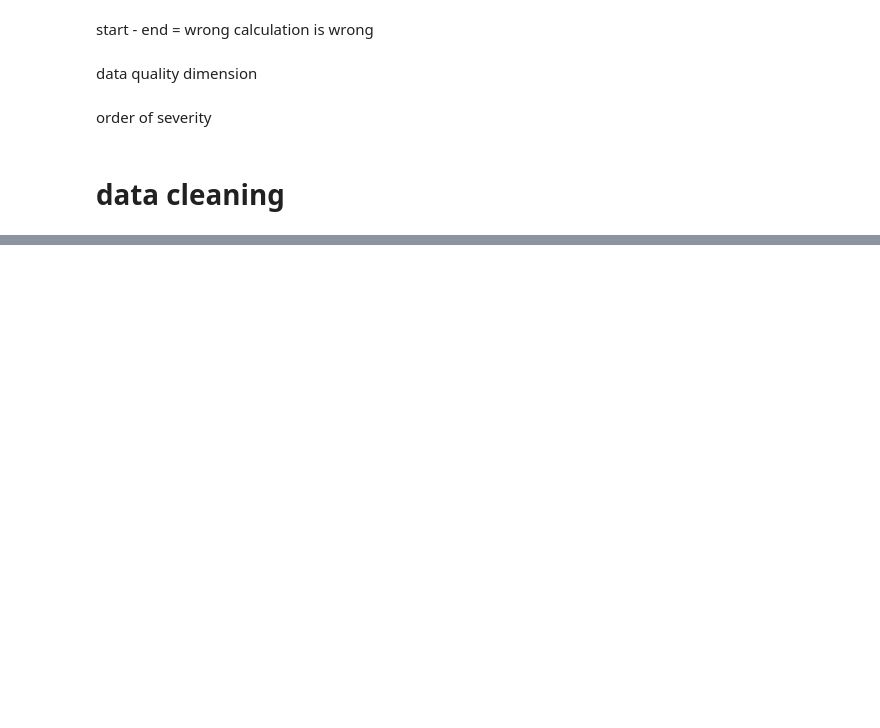
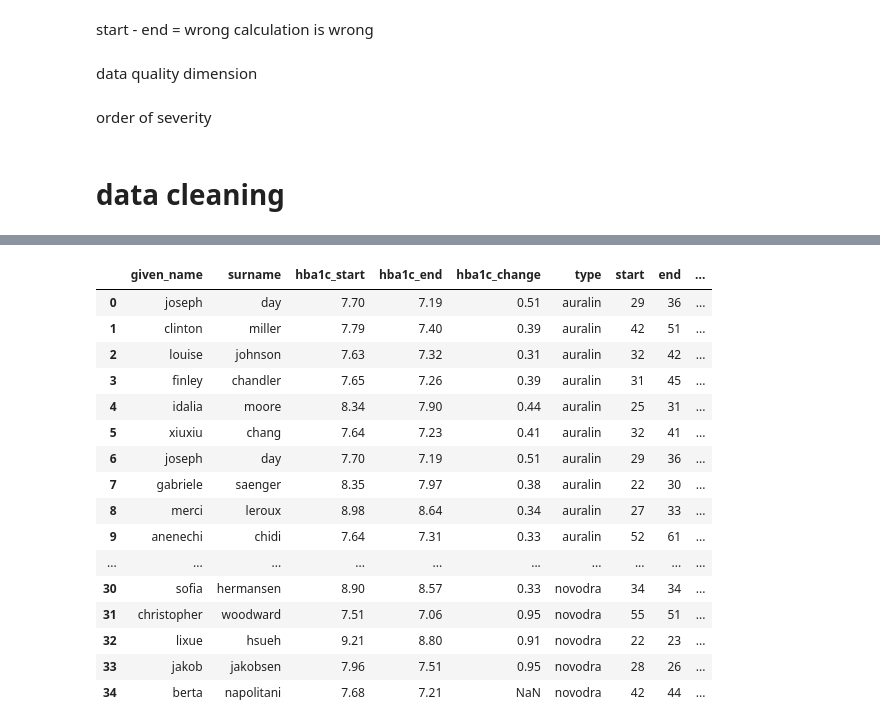
Before and after one commit to Ganesh20000/EDA, a Jupyter notebook: data_access/session28 copy.ipynb, the cells around one changed output, grey strips where cells are left out. Saved outputs shown, nothing was run; the diff lists cells and outputs as text; code cells hidden in the pictures; blank space fills up the shorter version.

```diff
--- a/data_access/session28 copy.ipynb
+++ b/data_access/session28 copy.ipynb
@@ -274,0 +417,2 @@ order of severity
+# %%
+treatment_df=treatment_df[treatment_df['dosage']  != '-']
@@ -274,0 +437,3 @@ order of severity
+# %%
+treatment_df['start']=treatment_df['dosage'].str.split('-').str.get(0)
+treatment_df['end']=treatment_df['dosage'].str.split('-').str.get(1)
@@ -274,0 +494,3 @@ order of severity
+# %%
+treatment_df['start']=treatment_df['start'].str.replace('u','')
+treatment_df['end']=treatment_df['end'].str.replace('u','')
@@ -274,0 +556,3 @@ order of severity
+# %%
+treatment_df['start']=treatment_df['start'].astype('int')
+treatment_df['end']=treatment_df['end'].astype('int')
@@ -274,0 +608,20 @@ order of severity
+# %%
+treatment_df.merge(ad)
+# %% [output]
+|  | given_name | surname | hba1c_start | hba1c_end | hba1c_change | type | start | end | ... |
+| 0 | joseph | day | 7.70 | 7.19 | 0.51 | auralin | 29 | 36 | ... |
+| 1 | clinton | miller | 7.79 | 7.40 | 0.39 | auralin | 42 | 51 | ... |
+| 2 | louise | johnson | 7.63 | 7.32 | 0.31 | auralin | 32 | 42 | ... |
+| 3 | finley | chandler | 7.65 | 7.26 | 0.39 | auralin | 31 | 45 | ... |
+| 4 | idalia | moore | 8.34 | 7.90 | 0.44 | auralin | 25 | 31 | ... |
+| 5 | xiuxiu | chang | 7.64 | 7.23 | 0.41 | auralin | 32 | 41 | ... |
+| 6 | joseph | day | 7.70 | 7.19 | 0.51 | auralin | 29 | 36 | ... |
+| 7 | gabriele | saenger | 8.35 | 7.97 | 0.38 | auralin | 22 | 30 | ... |
+| 8 | merci | leroux | 8.98 | 8.64 | 0.34 | auralin | 27 | 33 | ... |
+| 9 | anenechi | chidi | 7.64 | 7.31 | 0.33 | auralin | 52 | 61 | ... |
+| ... | ... | ... | ... | ... | ... | ... | ... | ... | ... |
+| 30 | sofia | hermansen | 8.90 | 8.57 | 0.33 | novodra | 34 | 34 | ... |
+| 31 | christopher | woodward | 7.51 | 7.06 | 0.95 | novodra | 55 | 51 | ... |
+| 32 | lixue | hsueh | 9.21 | 8.80 | 0.91 | novodra | 22 | 23 | ... |
+| 33 | jakob | jakobsen | 7.96 | 7.51 | 0.95 | novodra | 28 | 26 | ... |
+| 34 | berta | napolitani | 7.68 | 7.21 | NaN | novodra | 42 | 44 | ... |
```
Also changed, not shown: parts of 42 cells of this notebook.
